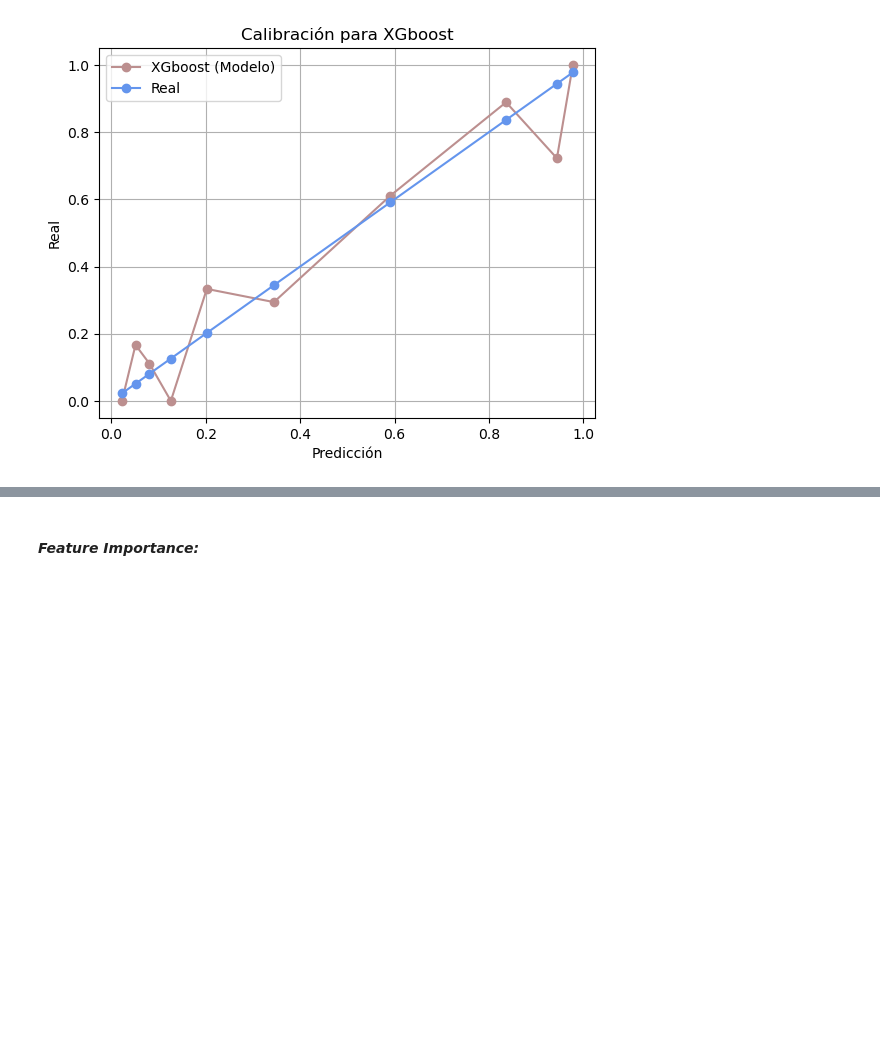
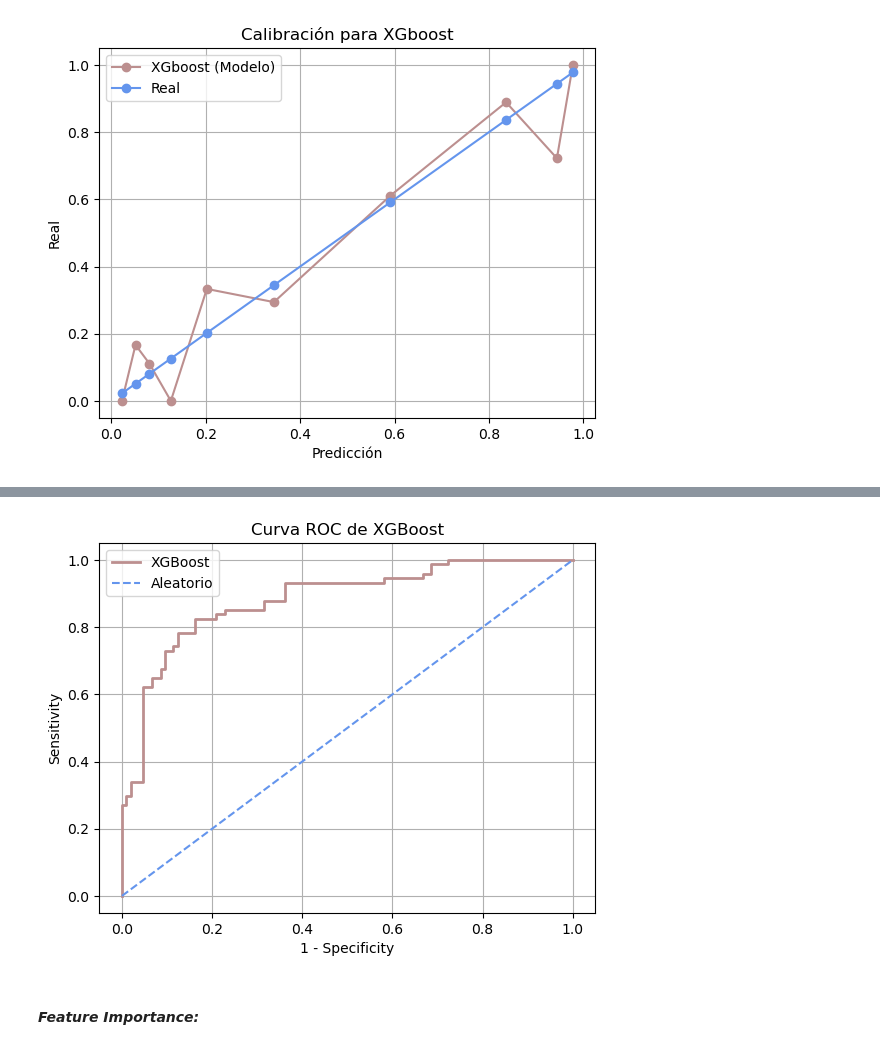
Before and after one commit to arantzaghg/lab_aprendizaje_estadistico, a Jupyter notebook: Tarea KMeans y Shap.ipynb, the cells around one changed output, grey strips where cells are left out. Saved outputs shown, nothing was run; the diff lists cells and outputs as text; code cells hidden in the pictures; blank space fills up the shorter version.

```diff
--- a/Tarea KMeans y Shap.ipynb
+++ b/Tarea KMeans y Shap.ipynb
@@ -120,3 +141,19 @@ calibracion_multiple(modelo, y_test, bins=10)
+# %%
+resultados = [predicciones_xg]
+
+for i, modelo in enumerate(modelo):
+    predicciones = resultados[i]
+    fpr, tpr, _ = roc_curve(y_true=y_test, y_score=predicciones)
+    plt.plot(fpr, tpr, label=f'{modelo}', color='rosybrown', lw=2)
+    plt.plot([0, 1], [0, 1], color='cornflowerblue', linestyle='--', lw=1.5, label='Aleatorio')
+    plt.title(f'Curva ROC de {modelo}')
+    plt.xlabel('1 - Specificity')
+    plt.ylabel('Sensitivity')
+    plt.legend()
+    plt.grid(True)
+    plt.show()
+# %% [output]
+[figure, added]
 # %% [markdown]
 #### *Feature Importance:*
 # %%
```
Also changed, not shown: parts of 13 cells of this notebook.
